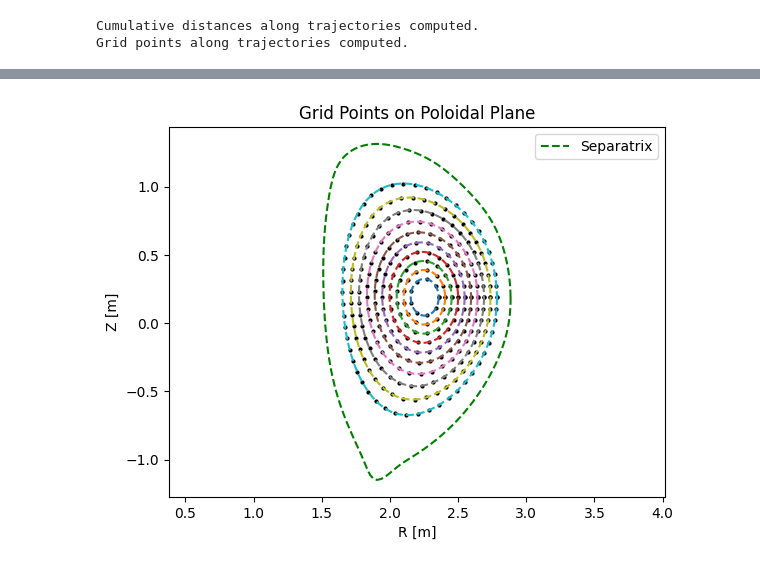
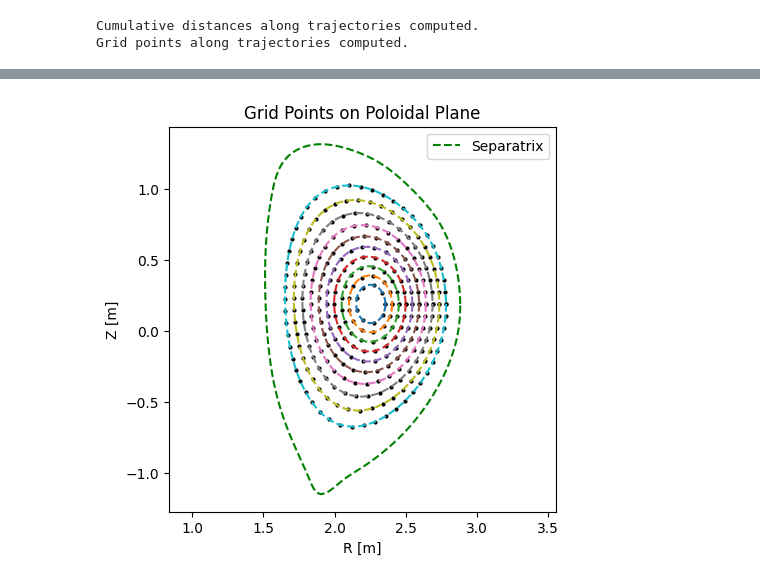
Before and after one commit to swarajsao1/Plasma, a Jupyter notebook: DTT/DTT_P/DTT.ipynb, the cells around one changed output, grey strips where cells are left out. Cells and saved outputs as stored; diff of their text form; code cells hidden in the pictures.

```diff
--- a/DTT/DTT_P/DTT.ipynb
+++ b/DTT/DTT_P/DTT.ipynb
@@ -171,13 +152,14 @@ r_grid_points
 # %%
+plt.figure(figsize=(5,5))
 for i in range(len(r_grid_points)):
     plt.plot(r_grid_points[i], z_grid_points[i], 'ko', markersize=2)
     plt.plot(rtraj[i], ztraj[i], '--')
 plt.plot(g.rbdry, g.zbdry, 'g--', label = "Separatrix")
 plt.title("Grid Points on Poloidal Plane")
 plt.xlabel("R [m]")
 plt.ylabel("Z [m]")
 plt.axis('equal')
 plt.legend(loc='upper right')
 plt.show()
 # %% [output]
-[figure, old version]
+[figure, new version]
```
Also changed, not shown: parts of 9 cells of this notebook, 1 other file.
